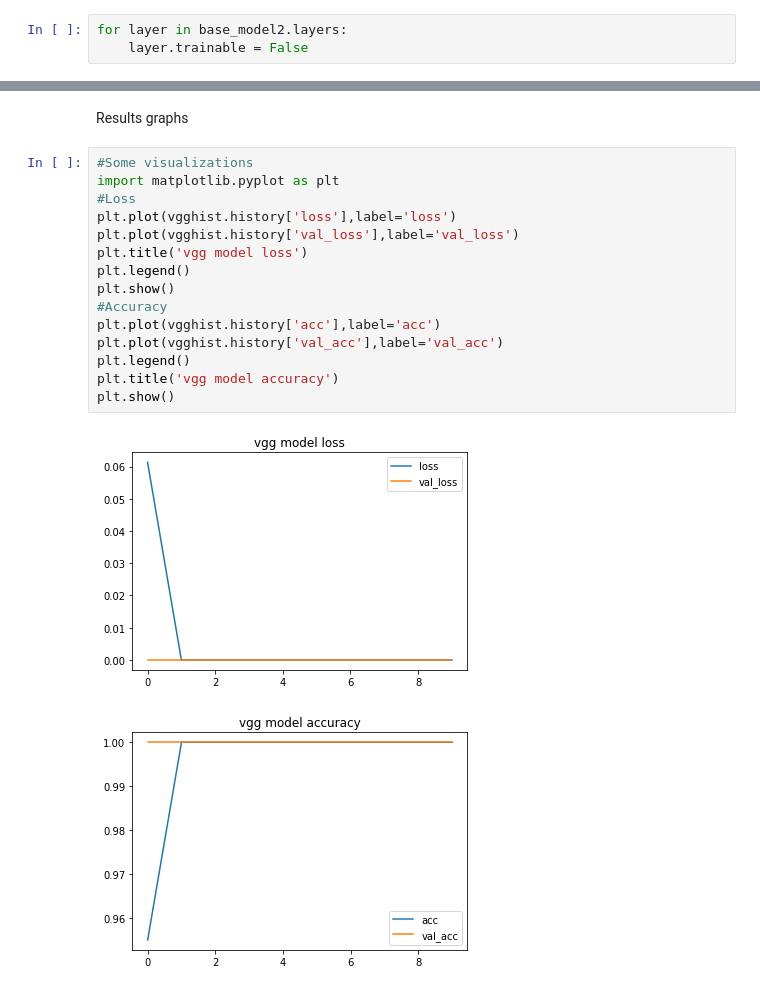
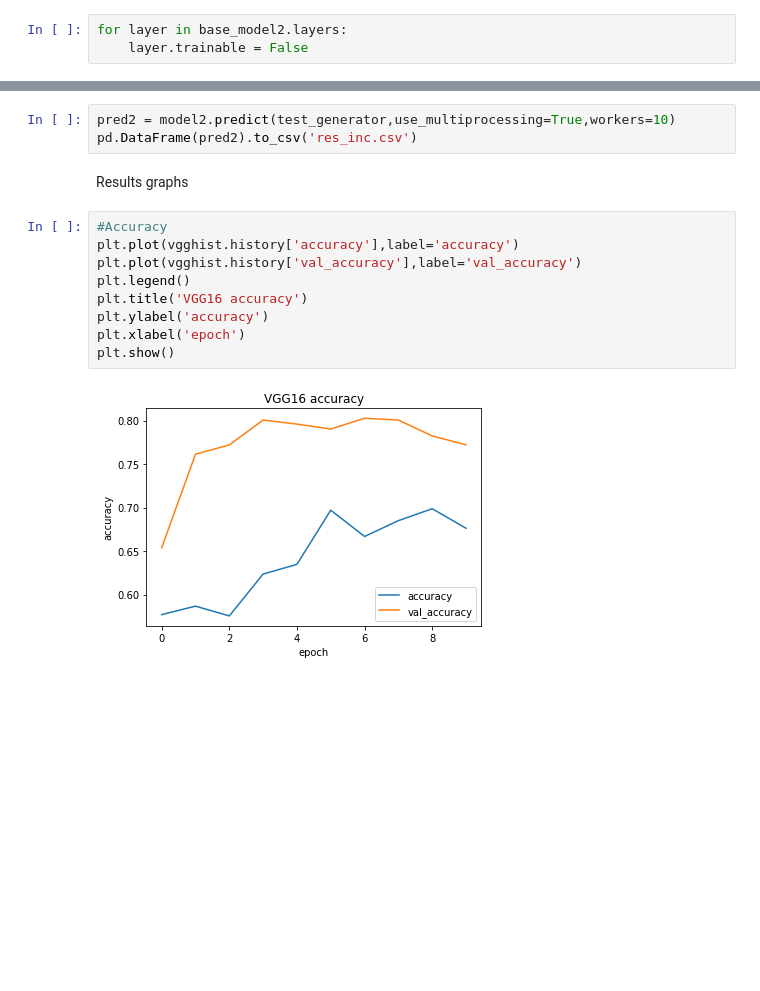
Before and after one commit to dangogit/ML_HW3, a Jupyter notebook: cnn.ipynb, the cells around one changed output, grey strips where cells are left out. Cells and saved outputs as stored; diff of their text form; blank space fills up the shorter version.

```diff
--- a/cnn.ipynb
+++ b/cnn.ipynb
@@ -231,22 +267,18 @@ model2.evaluate(test_generator,use_multiprocessing=True,workers=10)
+# %%
+pred2 = model2.predict(test_generator,use_multiprocessing=True,workers=10)
+pd.DataFrame(pred2).to_csv('res_inc.csv')
 # %% [markdown]
 Results graphs
-# %%
-#Some visualizations
-import matplotlib.pyplot as plt
-#Loss
-plt.plot(vgghist.history['loss'],label='loss')
-plt.plot(vgghist.history['val_loss'],label='val_loss')
-plt.title('vgg model loss')
-plt.legend()
-plt.show()
-#Accuracy
-plt.plot(vgghist.history['acc'],label='acc')
-plt.plot(vgghist.history['val_acc'],label='val_acc')
-plt.legend()
-plt.title('vgg model accuracy')
-plt.show()
-# %% [output]
-[figure, removed]
-[figure, removed]
+# %%
+#Accuracy
+plt.plot(vgghist.history['accuracy'],label='accuracy')
+plt.plot(vgghist.history['val_accuracy'],label='val_accuracy')
+plt.legend()
+plt.title('VGG16 accuracy')
+plt.ylabel('accuracy')
+plt.xlabel('epoch')
+plt.show()
+# %% [output]
+[figure, added]
 # %%
 # Visualize training process
```
Also changed, not shown: parts of 24 cells of this notebook.
